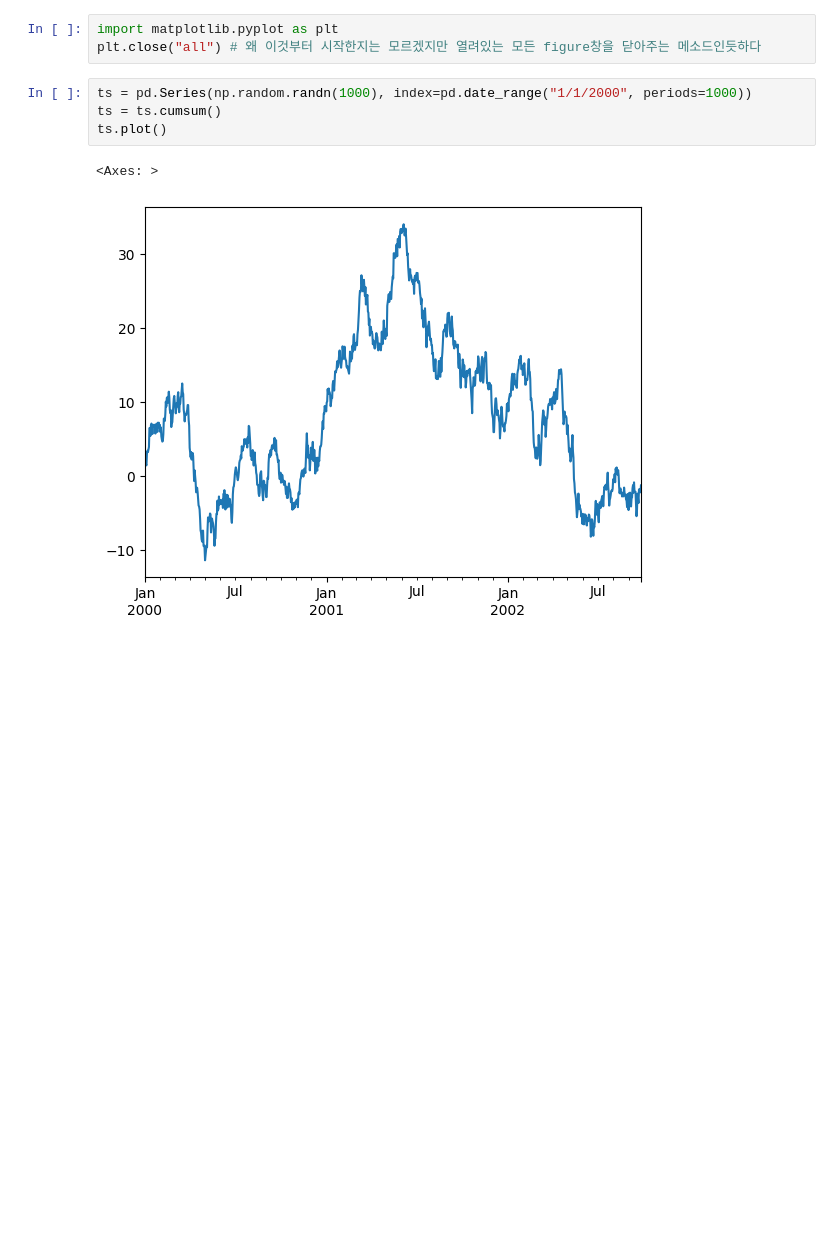
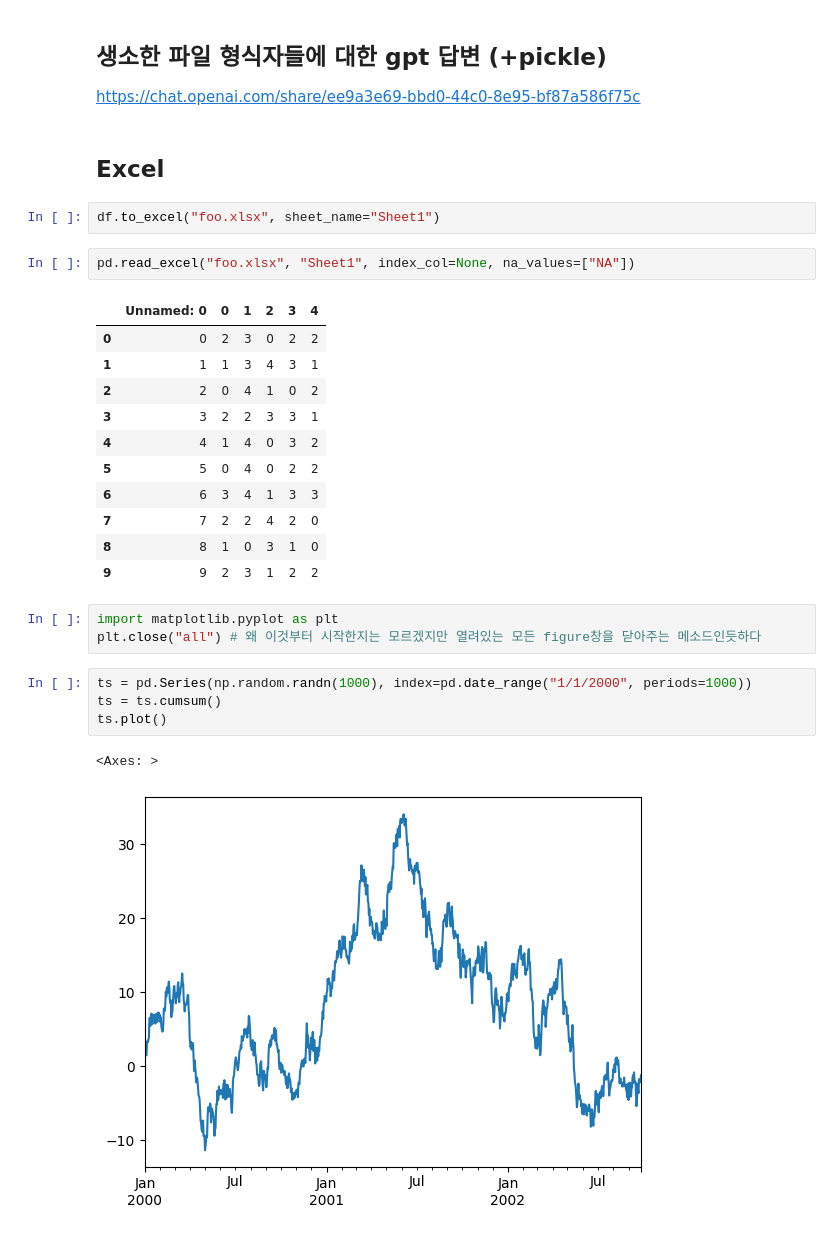
Before and after one commit to kyeob1107/pandas_til, a Jupyter notebook: For Uploading a Blog.ipynb, the cells around one changed output. Drawn from its saved outputs; the diff is of its cells as text; blank space fills up the shorter version.

```diff
--- a/For Uploading a Blog.ipynb
+++ b/For Uploading a Blog.ipynb
@@ -3,3 +133,24 @@
+# %% [markdown]
+## 생소한 파일 형식자들에 대한 gpt 답변 (+pickle)
+https://chat.openai.com/share/ee9a3e69-bbd0-44c0-8e95-bf87a586f75c
+# %% [markdown]
+## Excel
+# %%
+df.to_excel("foo.xlsx", sheet_name="Sheet1")
+# %%
+pd.read_excel("foo.xlsx", "Sheet1", index_col=None, na_values=["NA"])
+# %% [output]
+|  | Unnamed: 0 | 0 | 1 | 2 | 3 | 4 |
+| 0 | 0 | 2 | 3 | 0 | 2 | 2 |
+| 1 | 1 | 1 | 3 | 4 | 3 | 1 |
+| 2 | 2 | 0 | 4 | 1 | 0 | 2 |
+| 3 | 3 | 2 | 2 | 3 | 3 | 1 |
+| 4 | 4 | 1 | 4 | 0 | 3 | 2 |
+| 5 | 5 | 0 | 4 | 0 | 2 | 2 |
+| 6 | 6 | 3 | 4 | 1 | 3 | 3 |
+| 7 | 7 | 2 | 2 | 4 | 2 | 0 |
+| 8 | 8 | 1 | 0 | 3 | 1 | 0 |
+| 9 | 9 | 2 | 3 | 1 | 2 | 2 |
 # %%
 import matplotlib.pyplot as plt
 plt.close("all") # 왜 이것부터 시작한지는 모르겠지만 열려있는 모든 figure창을 닫아주는 메소드인듯하다
```
Also changed, not shown: parts of 12 cells of this notebook.
